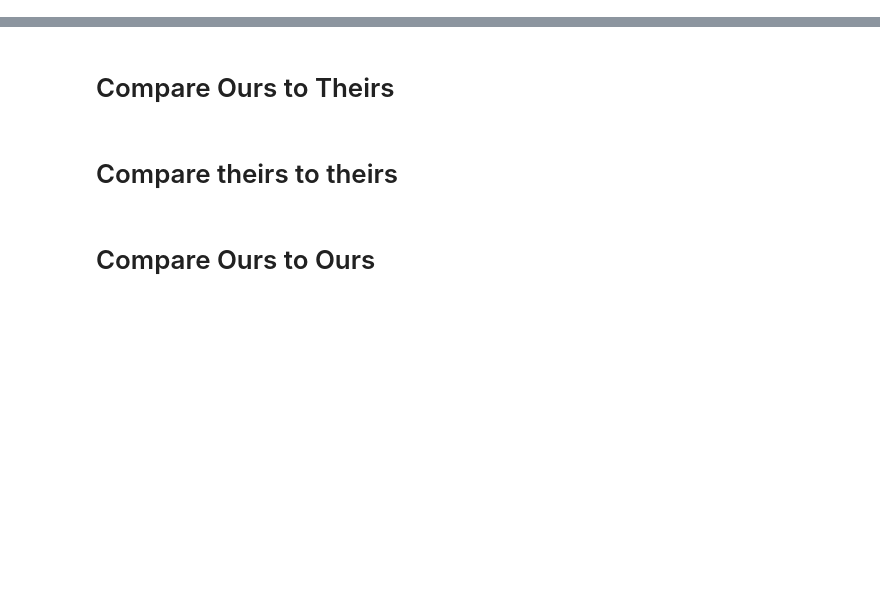
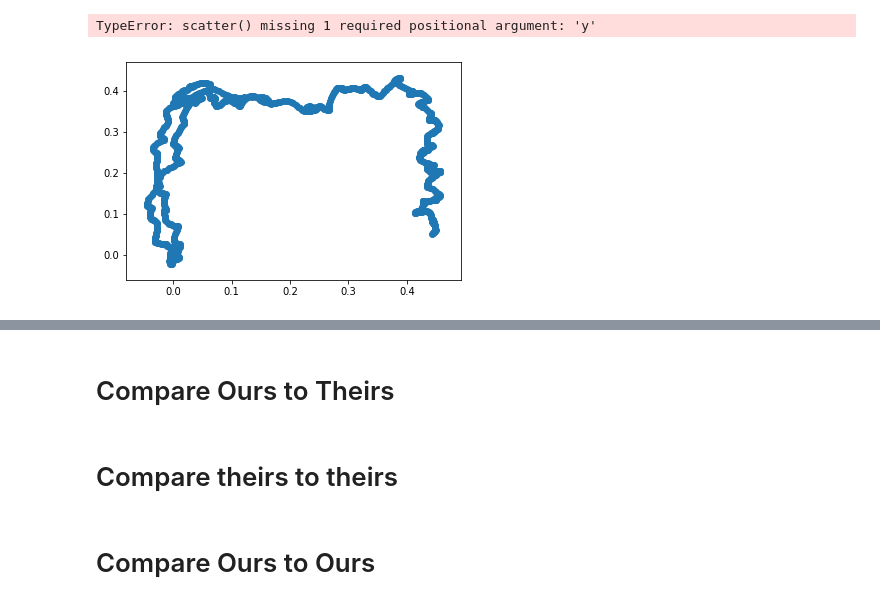
Before and after one commit to rll-research/teachable, a Jupyter notebook: Dataset Comparison.ipynb, the cells around one changed output, grey strips where cells are left out. Cells and saved outputs as stored; diff of their text form; code cells hidden in the pictures; blank space fills up the shorter version.

Commit message:
temp

```diff
--- a/Dataset Comparison.ipynb
+++ b/Dataset Comparison.ipynb
@@ -31,0 +100,7 @@ def to_vocab_index(mission, pad_length=10):
+# %%
+h_first, b_first = load('temp_files.pkl')
+# %%
+# h_first = human_trajs['0'][:1000]
+# b_first = bot_trajs[0][:1000]
+h_pos = [x['obs'][:2] for x in h_first.obs]
+b_pos = [x['obs'][:2] for x in b_first.obs]
@@ -31,0 +109,15 @@ def to_vocab_index(mission, pad_length=10):
+# %%
+import matplotlib.pyplot as plt
+plt.scatter(h_pos)
+plt.show()
+plt.scatter(b_pos)
+plt.show()
+# %% [output]
+TypeError: scatter() missing 1 required positional argument: 'y'
+# %%
+h_x = np.array([x[0] for x in h_pos[:1000]])
+h_y = np.array([x[1] for x in h_pos[:1000]])
+plt.scatter(h_x, h_y)
+plt.show()
+# %% [output]
+[figure, added]
```
Also changed, not shown: parts of 26 cells of this notebook.
